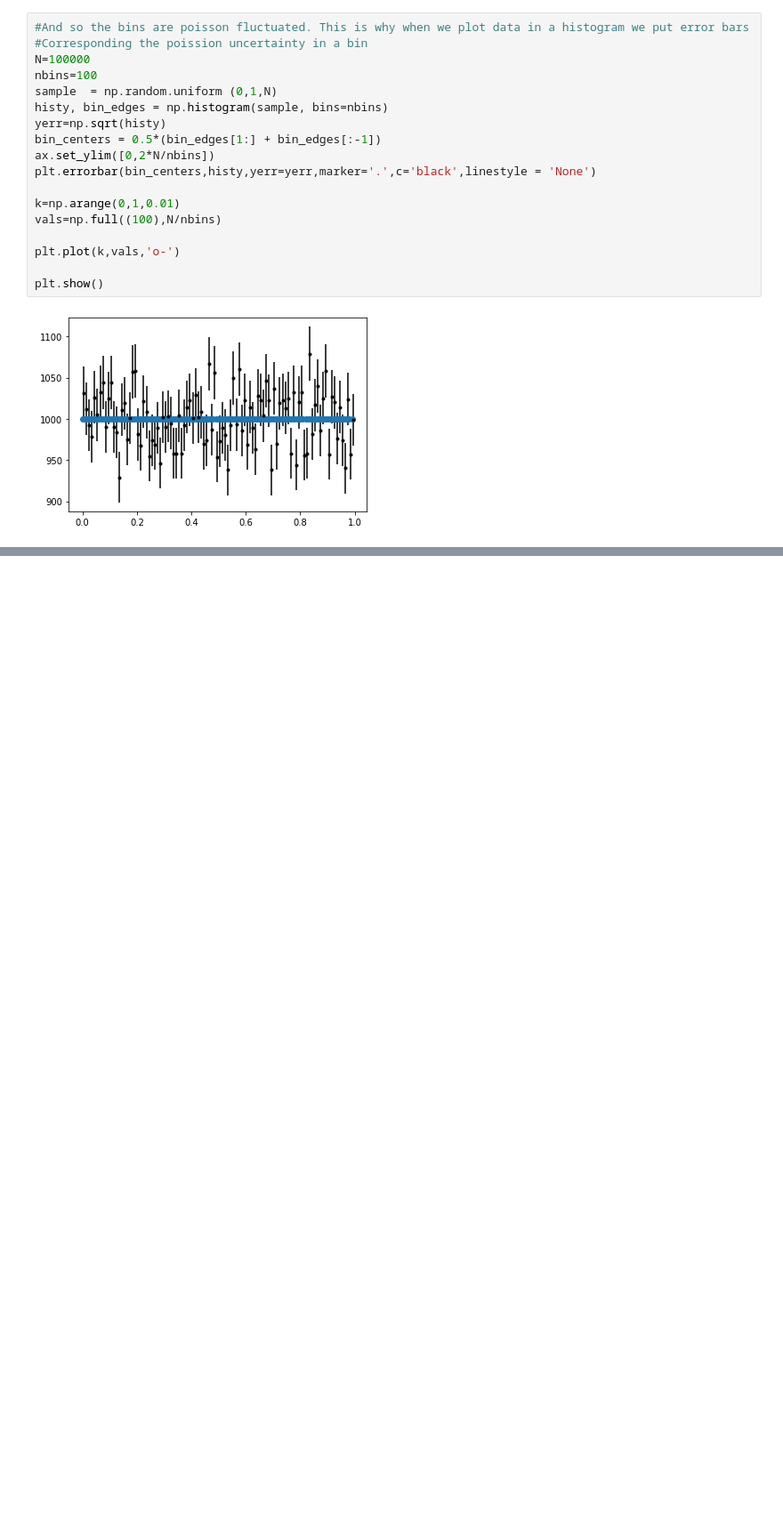
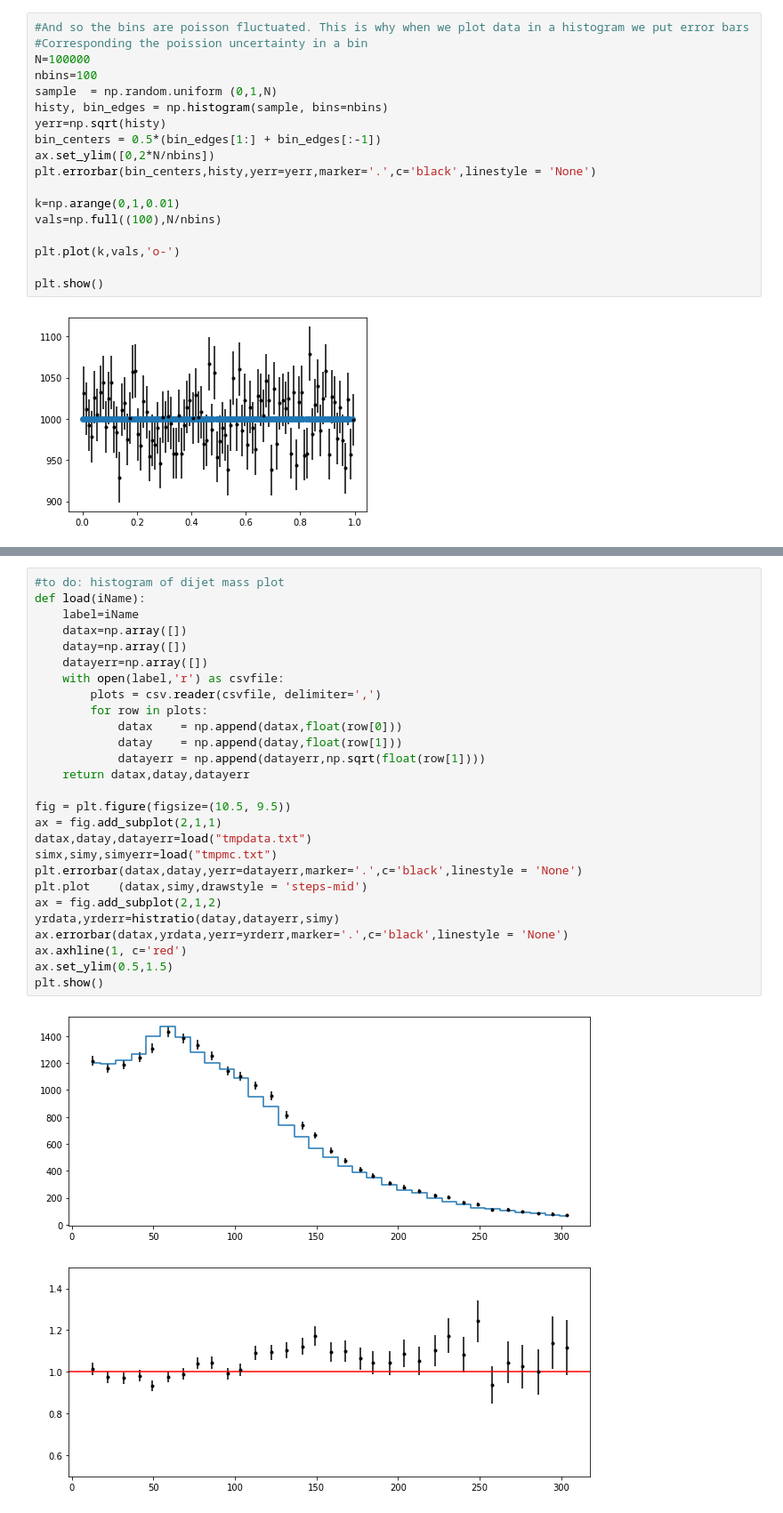
Before and after one commit to violatingcp/MIT_8.S50, a Jupyter notebook: Lecture1/Lecture1.ipynb, the cells around one changed output, grey strips where cells are left out. Shown at 89% size. Saved outputs shown, nothing was run; the diff lists cells and outputs as text; blank space fills up the shorter version.

```diff
--- a/Lecture1/Lecture1.ipynb
+++ b/Lecture1/Lecture1.ipynb
@@ -417,0 +411,29 @@ array([1, 1, 1, 1, 1, 1, 1, 1, 1, 1, 1, 1, 1, 1, 1, 1, 1, 1, 1, 1, 1, 1,
+# %%
+#to do: histogram of dijet mass plot
+def load(iName):
+    label=iName
+    datax=np.array([])
+    datay=np.array([])
+    datayerr=np.array([])
+    with open(label,'r') as csvfile:
+        plots = csv.reader(csvfile, delimiter=',')
+        for row in plots:
+            datax    = np.append(datax,float(row[0]))
+            datay    = np.append(datay,float(row[1]))
+            datayerr = np.append(datayerr,np.sqrt(float(row[1])))
+    return datax,datay,datayerr
+
+fig = plt.figure(figsize=(10.5, 9.5))
+ax = fig.add_subplot(2,1,1)
+datax,datay,datayerr=load("tmpdata.txt")
+simx,simy,simyerr=load("tmpmc.txt")
+plt.errorbar(datax,datay,yerr=datayerr,marker='.',c='black',linestyle = 'None')
+plt.plot    (datax,simy,drawstyle = 'steps-mid')
+ax = fig.add_subplot(2,1,2)
+yrdata,yrderr=histratio(datay,datayerr,simy)
+ax.errorbar(datax,yrdata,yerr=yrderr,marker='.',c='black',linestyle = 'None')
+ax.axhline(1, c='red')
+ax.set_ylim(0.5,1.5)
+plt.show()
+# %% [output]
+[figure, added]
```
Also changed, not shown: parts of 5 cells of this notebook, 3 other files.
